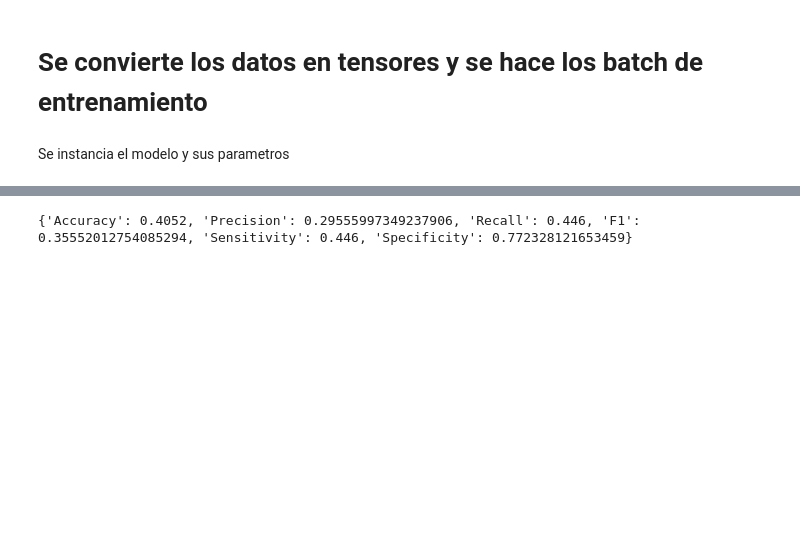
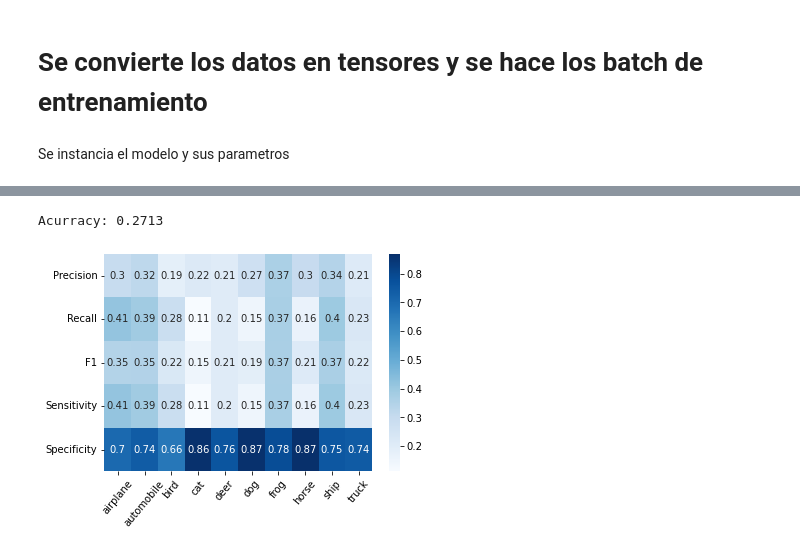
Before and after one commit to jotajota15/MachineLearning, a Jupyter notebook: CNN/codigo.ipynb, the cells around one changed output, grey strips where cells are left out. Drawn from its saved outputs; the diff is of its cells as text; code cells hidden in the pictures; blank space fills up the shorter version.

```diff
--- a/CNN/codigo.ipynb
+++ b/CNN/codigo.ipynb
@@ -321,39 +478,51 @@ sea = ax.set_xticklabels(ax.get_xticklabels(),rotation = 50)
 # %%
 def getAccurracy(df):
     trues = np.diagonal(df)
     totalVal = df.values.sum()
     return trues.sum() / totalVal
 
 
 def getTP(df,Class):
     return df[Class][Class]
 
 def getTN(df,Class):
     return np.diagonal(df).sum()-df[Class][Class]
 
 def getFP(df,Class):
     return df[Class:Class].values.sum()-df[Class][Class]
 
 def getFN(df,Class):
     return df[Class].values.sum()-df[Class][Class]
 
 
-def getConfusionClass(df,Class):
+def getConfusionClass(df,Class,keys):
     tp = getTP(df,Class)
     tn = getTN(df,Class)
     fp = getFP(df,Class)
     fn = getFN(df,Class)
     prec = tp / (tp+fp)
     reca = tp / (tp+fn)
     return {
-                "Accuracy": getAccurracy(df),
-                "Precision": prec,
-                "Recall":reca,
-                "F1": 2 * prec*reca /(prec+reca),
-                "Sensitivity": reca,
-                "Specificity":tn/(tn+fp)
+                keys[0]: prec,
+                keys[1]:reca,
+                keys[2]: 2 * prec*reca /(prec+reca),
+                keys[3]: reca,
+                keys[4]:tn/(tn+fp)
             }
 
-print(getConfusionClass(df,"cat"))
+keys = ["Precision","Recall","F1","Sensitivity","Specificity"]
+statitics = {}
+for i in keys:
+    statitics[i] = []
+for name in names:
+    nameStatitics = getConfusionClass(df,name,keys)
+    for key in statitics:
+        statitics[key].append(nameStatitics[key])
+
+print("Acurracy: {}".format(getAccurracy(df)))
+stats = pd.DataFrame(statitics,index = names).transpose()
+ax = sns.heatmap(stats, annot=True, cmap='Blues')
+sea = ax.set_xticklabels(ax.get_xticklabels(),rotation = 50)
 # %% [output]
-{'Accuracy': 0.4052, 'Precision': 0.29555997349237906, 'Recall': 0.446, 'F1': 0.35552012754085294, 'Sensitivity': 0.446, 'Specificity': 0.772328121653459}
+Acurracy: 0.2713
+[figure, added]
```
Also changed, not shown: parts of 10 cells of this notebook.
